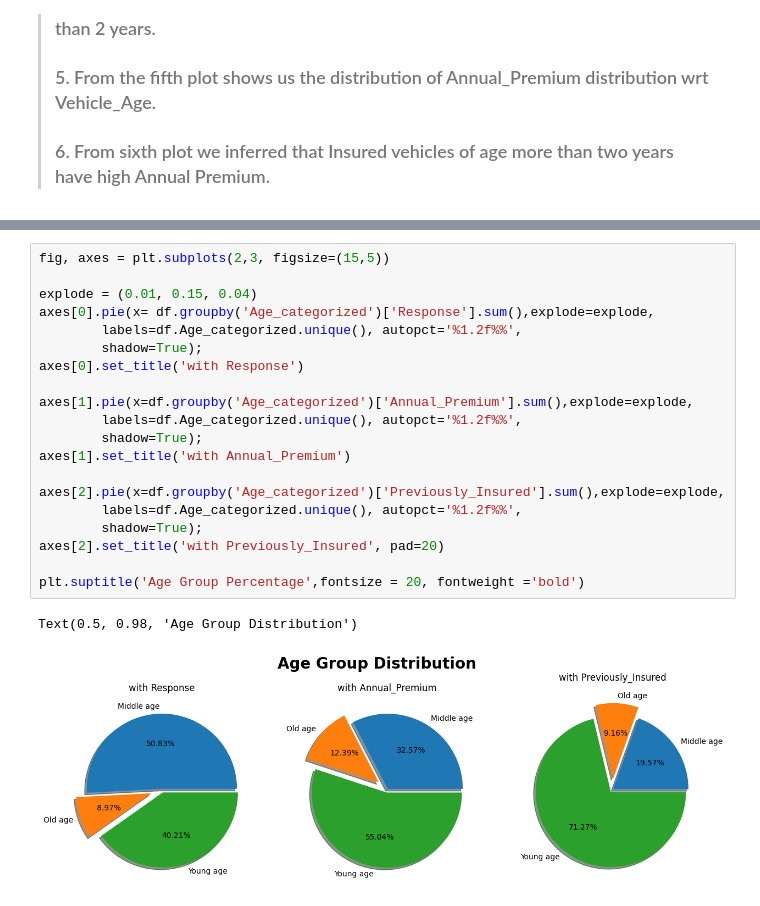
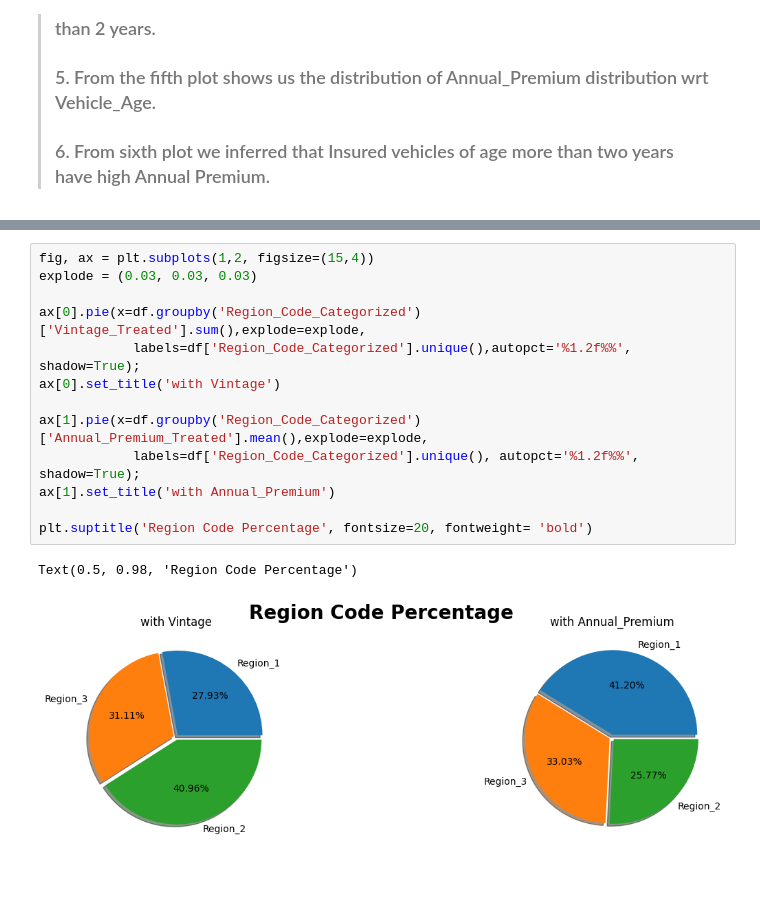
Before and after one commit to diptiranjan1998/Health-Insurance-Cross-Sell-Prediction, a Jupyter notebook: Health_Insurance_Cross_Sell_Prediction.ipynb, the cells around one changed output, grey strips where cells are left out. Saved outputs shown, nothing was run; the diff lists cells and outputs as text; blank space fills up the shorter version.

```diff
--- a/Health_Insurance_Cross_Sell_Prediction.ipynb
+++ b/Health_Insurance_Cross_Sell_Prediction.ipynb
@@ -533,23 +574,16 @@ plt.subplots_adjust(wspace= 0.2)
 # %%
-fig, axes = plt.subplots(2,3, figsize=(15,5))
+fig, ax = plt.subplots(1,2, figsize=(15,4))
+explode = (0.03, 0.03, 0.03)
 
-explode = (0.01, 0.15, 0.04)
-axes[0].pie(x= df.groupby('Age_categorized')['Response'].sum(),explode=explode,
-        labels=df.Age_categorized.unique(), autopct='%1.2f%%',
-        shadow=True);
-axes[0].set_title('with Response')
+ax[0].pie(x=df.groupby('Region_Code_Categorized')['Vintage_Treated'].sum(),explode=explode,
+            labels=df['Region_Code_Categorized'].unique(),autopct='%1.2f%%', shadow=True);
+ax[0].set_title('with Vintage')
 
-axes[1].pie(x=df.groupby('Age_categorized')['Annual_Premium'].sum(),explode=explode,
-        labels=df.Age_categorized.unique(), autopct='%1.2f%%',
-        shadow=True);
-axes[1].set_title('with Annual_Premium')
+ax[1].pie(x=df.groupby('Region_Code_Categorized')['Annual_Premium_Treated'].mean(),explode=explode,
+            labels=df['Region_Code_Categorized'].unique(), autopct='%1.2f%%', shadow=True);
+ax[1].set_title('with Annual_Premium')
 
-axes[2].pie(x=df.groupby('Age_categorized')['Previously_Insured'].sum(),explode=explode,
-        labels=df.Age_categorized.unique(), autopct='%1.2f%%',
-        shadow=True);
-axes[2].set_title('with Previously_Insured', pad=20)
-
-plt.suptitle('Age Group Percentage',fontsize = 20, fontweight ='bold')
+plt.suptitle('Region Code Percentage', fontsize=20, fontweight= 'bold')
 # %% [output]
-Text(0.5, 0.98, 'Age Group Distribution')
+Text(0.5, 0.98, 'Region Code Percentage')
-[figure, old version]
+[figure, new version]
```
Also changed, not shown: parts of 13 cells of this notebook.
